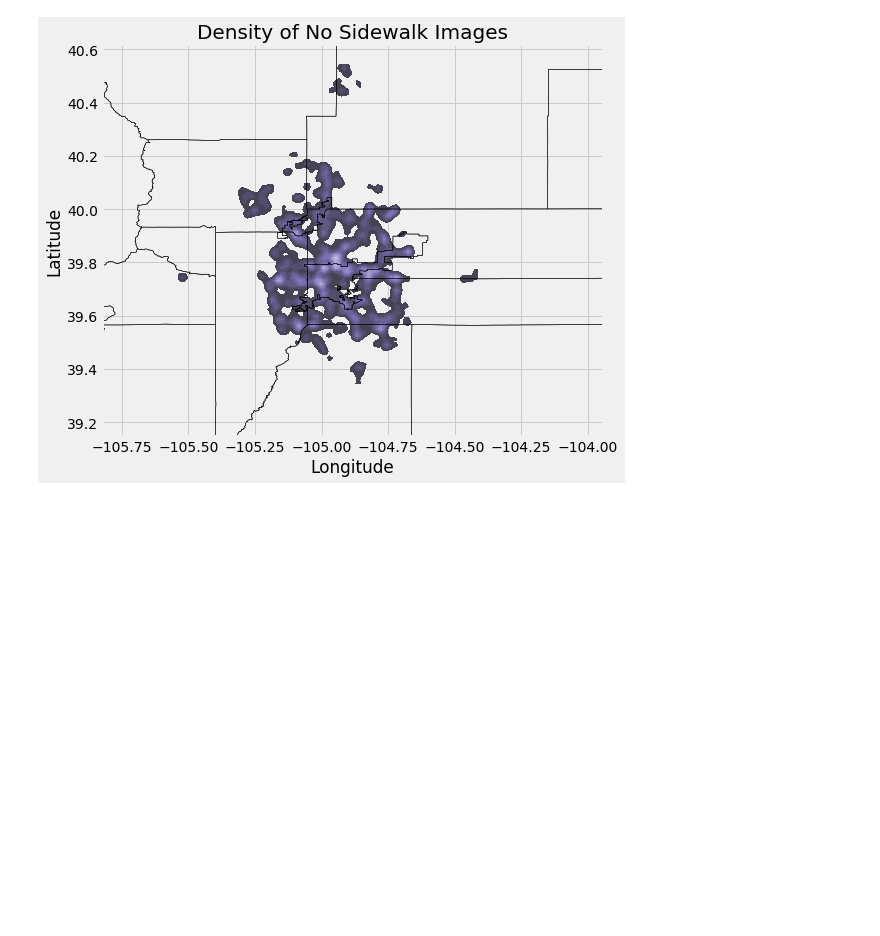
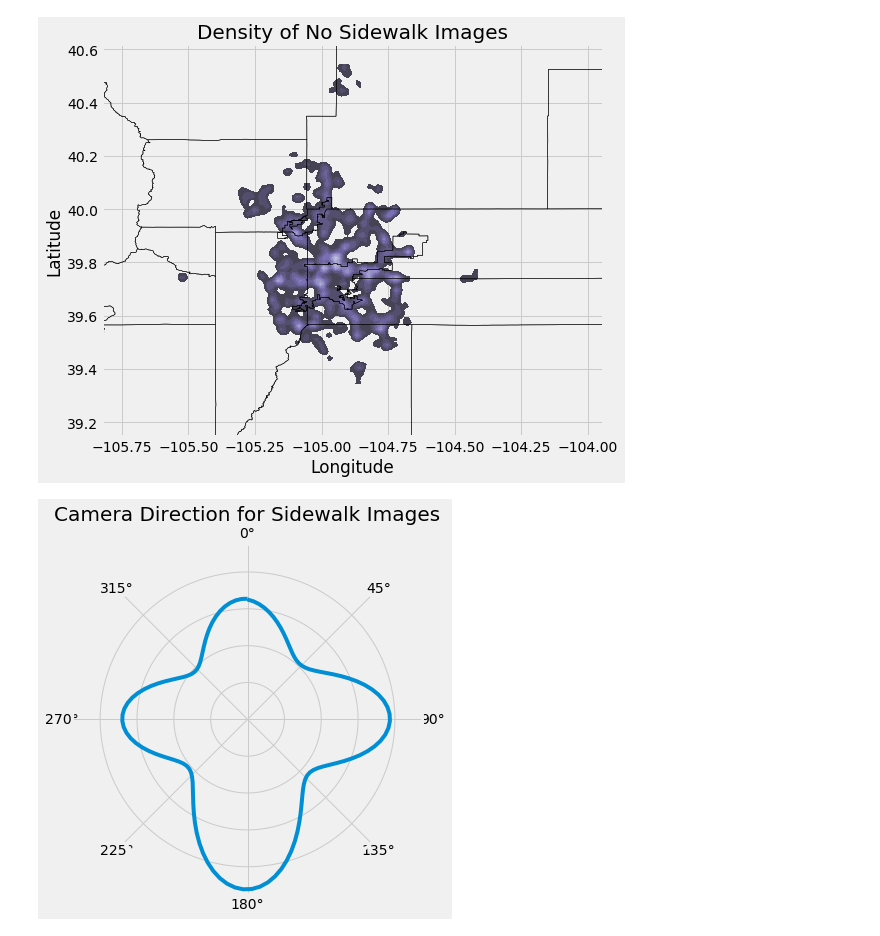
Before and after one commit to chrisoyer/sidewalk_deep-learning, a Jupyter notebook: sidewalks_data_acquisition.ipynb, the cells around one changed output. Saved outputs shown, nothing was run; the diff lists cells and outputs as text; code cells hidden in the pictures; blank space fills up the shorter version.

Commit message:
polar coords added

```diff
--- a/sidewalks_data_acquisition.ipynb
+++ b/sidewalks_data_acquisition.ipynb
@@ -566,6 +567,8 @@ sidewalk_locs1 = [location_parser(loc) for loc in no_sidewalk_locs]
 # need Points to plot
 sidewalk_loc_xy = np.array([[float(loc[1]), float(loc[0])] for loc in sidewalk_locs1])
 no_sidewalk_loc_xy = np.array([[float(loc[1]), float(loc[0])] for loc in no_sidewalk_locs1])
+sidewalk_loc_headings = np.array([float(loc[2]) for loc in sidewalk_locs1])
+no_sidewalk_loc_headings = np.array([float(loc[2]) for loc in no_sidewalk_locs1])
 # %%
 #get density estimate. score_samples returns log value
 sidewalk_loc_kde = np.exp(KernelDensity().fit(X=sidewalk_loc_xy).score_samples(sidewalk_loc_xy))
@@ -616,3 +619,19 @@ location_plotter(sidewalk_loc_xy, "Sidewalk")
 location_plotter(no_sidewalk_loc_xy, "No Sidewalk")
 # %% [output]
 [figure]
+# %%
+def polar_plotter(dataset, title_insert):
+    figp = plt.figure(figsize=(86,6))
+    axp = figp.add_subplot(111, projection='polar')
+    axp.set_theta_zero_location('N')
+    axp.set_theta_direction(-1)
+    axp.set_yticklabels("")
+    sns.kdeplot(dataset*pi/180, #needs radian
+                clip=(0,360),
+                cut=0,
+                ax=axp)
+    axp.set_title(f'Camera Direction for {title_insert} Images', fontsize=20);
+# %%
+polar_plotter(sidewalk_loc_headings, "Sidewalk")
+# %% [output]
+[figure, added]
```
Also changed, not shown: parts of 5 cells of this notebook.
